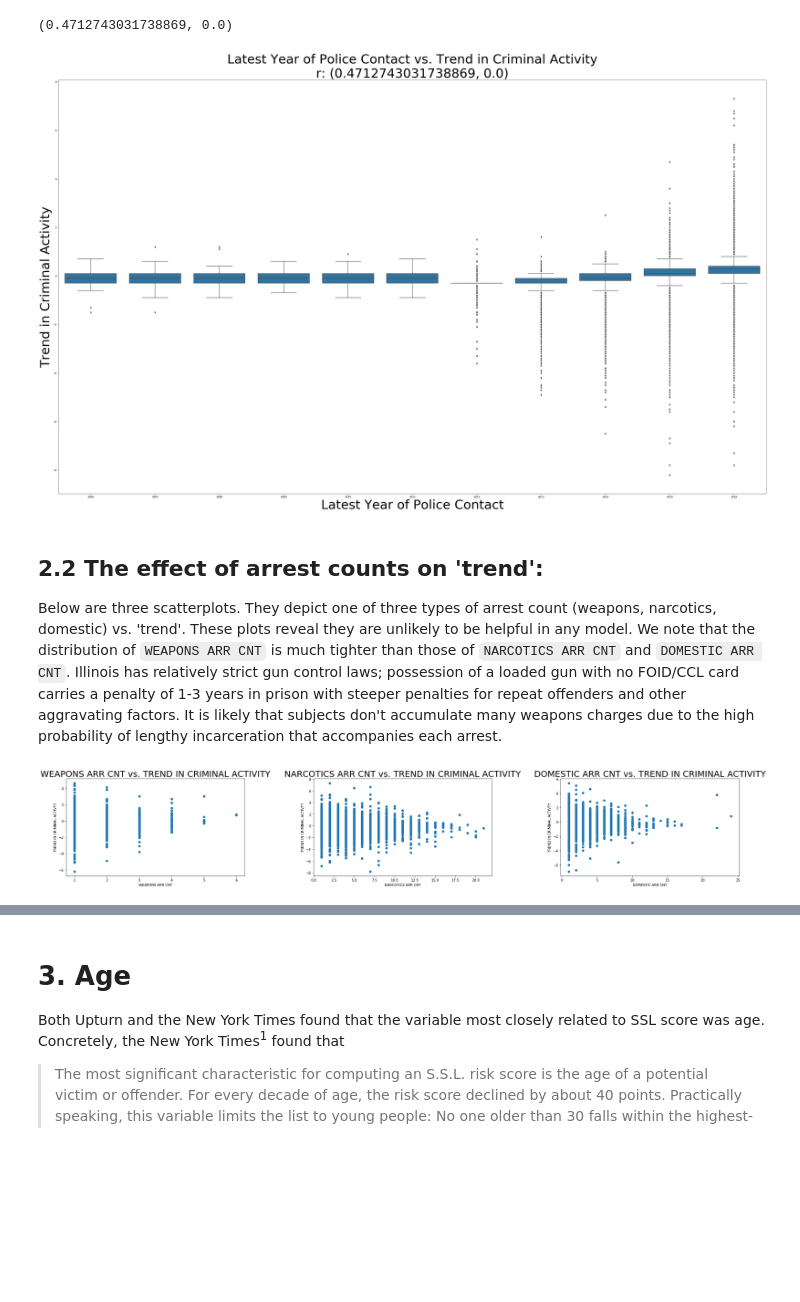
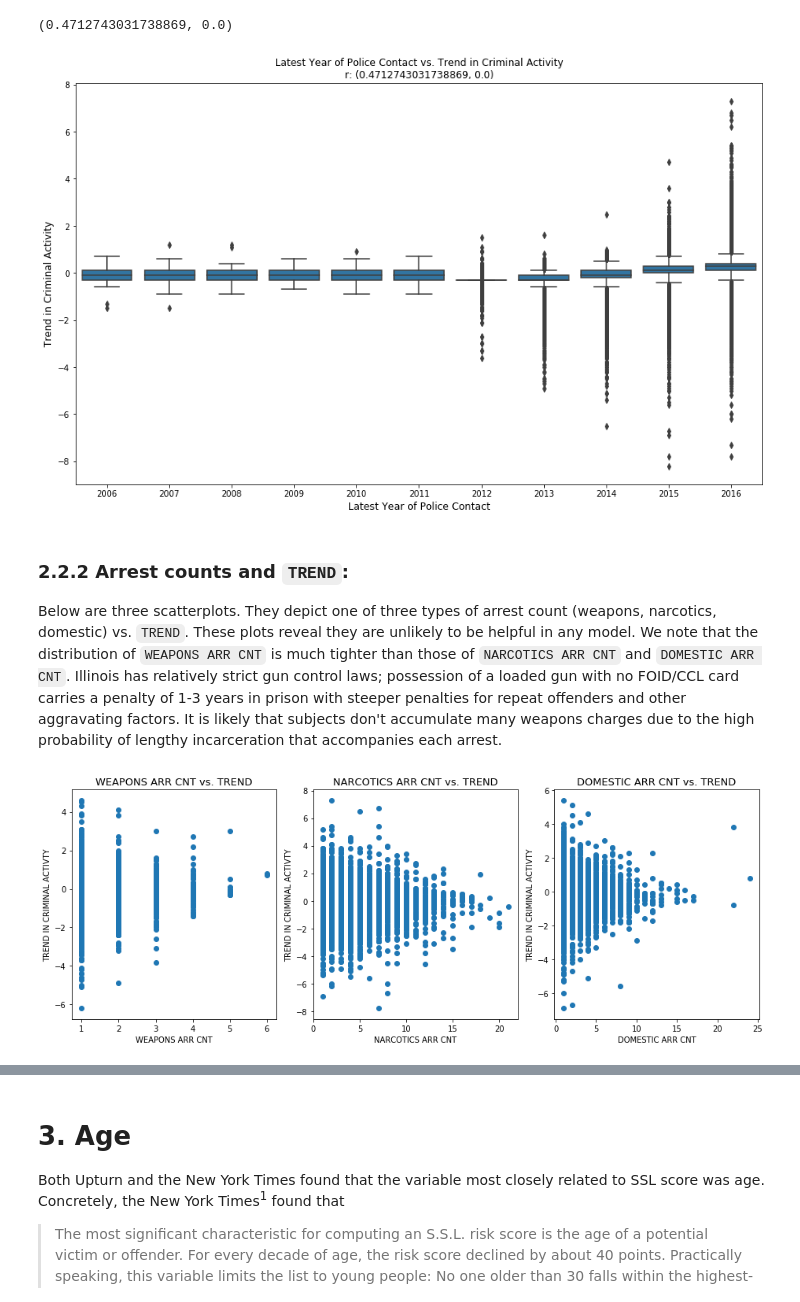
Before and after one commit to EthanSargent/Strategic-Subject-Algorithm, a Jupyter notebook: EDA.ipynb, the cells around one changed output, grey strips where cells are left out. Drawn from its saved outputs; the diff is of its cells as text; code cells hidden in the pictures; blank space fills up the shorter version.

```diff
--- a/EDA.ipynb
+++ b/EDA.ipynb
@@ -138,45 +211,45 @@ latest_r
 # %% [output]
 (0.4712743031738869, 0.0)
 # %%
-plt.subplots(figsize=(50, 30))
+plt.subplots(figsize=(15, 9))
 sns.boxplot(df['LATEST DATE'].values, df['PREDICTOR RAT TREND IN CRIMINAL ACTIVITY'], color='#1f77b4')
-plt.title("Latest Year of Police Contact vs. Trend in Criminal Activity\nr: " + str(latest_r), fontsize=50)
-plt.xlabel("Latest Year of Police Contact", fontsize=50)
-plt.ylabel("Trend in Criminal Activity", fontsize=50)
+plt.title("Latest Year of Police Contact vs. Trend in Criminal Activity\nr: " + str(latest_r), fontsize=12)
+plt.xlabel("Latest Year of Police Contact", fontsize=12)
+plt.ylabel("Trend in Criminal Activity", fontsize=12)
 plt.show()
 # %% [output]
-[figure, old version]
+[figure, new version]
 # %% [markdown]
-## 2.2 The effect of arrest counts on 'trend':
-Below are three scatterplots. They depict one of three types of arrest count (weapons, narcotics, domestic) vs. 'trend'. These plots reveal they are unlikely to be helpful in any model. We note that the distribution of `WEAPONS ARR CNT` is much tighter than those of `NARCOTICS ARR CNT` and `DOMESTIC ARR CNT`. Illinois has relatively strict gun control laws; possession of a loaded gun with no FOID/CCL card carries a penalty of 1-3 years in prison with steeper penalties for repeat offenders and other aggravating factors. It is likely that subjects don't accumulate many weapons charges due to the high probability of lengthy incarceration that accompanies each arrest.
+### 2.2.2 Arrest counts and `TREND`:
+Below are three scatterplots. They depict one of three types of arrest count (weapons, narcotics, domestic) vs. `TREND`. These plots reveal they are unlikely to be helpful in any model. We note that the distribution of `WEAPONS ARR CNT` is much tighter than those of `NARCOTICS ARR CNT` and `DOMESTIC ARR CNT`. Illinois has relatively strict gun control laws; possession of a loaded gun with no FOID/CCL card carries a penalty of 1-3 years in prison with steeper penalties for repeat offenders and other aggravating factors. It is likely that subjects don't accumulate many weapons charges due to the high probability of lengthy incarceration that accompanies each arrest.
 # %%
-plt.subplots(figsize=(30, 5))
+plt.subplots(figsize=(13, 5))
 weapons_arr_cnt = df[['PREDICTOR RAT TREND IN CRIMINAL ACTIVITY',\
                       'WEAPONS ARR CNT']].dropna().values
 narcotics_arr_cnt = df[['PREDICTOR RAT TREND IN CRIMINAL ACTIVITY',\
                        'NARCOTICS ARR CNT']].dropna().values
 domestic_arr_cnt = df[['PREDICTOR RAT TREND IN CRIMINAL ACTIVITY',\
                        'DOMESTIC ARR CNT']].dropna().values
 plt.subplot(1,3,1)
 plt.scatter(weapons_arr_cnt[:,1], weapons_arr_cnt[:,0])
-plt.title("WEAPONS ARR CNT vs. TREND IN CRIMINAL ACTIVITY", fontsize=25)
+plt.title("WEAPONS ARR CNT vs. TREND", fontsize=13)
 plt.xlabel("WEAPONS ARR CNT")
 plt.ylabel("TREND IN CRIMINAL ACTIVTY")
 
 plt.subplot(1,3,2)
 plt.scatter(narcotics_arr_cnt[:,1], narcotics_arr_cnt[:,0])
-plt.title("NARCOTICS ARR CNT vs. TREND IN CRIMINAL ACTIVITY", fontsize=25)
+plt.title("NARCOTICS ARR CNT vs. TREND", fontsize=13)
 plt.xlabel("NARCOTICS ARR CNT")
 plt.ylabel("TREND IN CRIMINAL ACTIVTY")
 
 plt.subplot(1,3,3)
 plt.scatter(domestic_arr_cnt[:,1], domestic_arr_cnt[:,0])
-plt.title("DOMESTIC ARR CNT vs. TREND IN CRIMINAL ACTIVITY", fontsize=25)
+plt.title("DOMESTIC ARR CNT vs. TREND", fontsize=13)
 plt.xlabel("DOMESTIC ARR CNT")
 plt.ylabel("TREND IN CRIMINAL ACTIVTY")
 
 plt.tight_layout()
 plt.show()
 # %% [output]
-[figure, old version]
+[figure, new version]
 # %% [markdown]
```
Also changed, not shown: parts of 30 cells of this notebook, 46 other files.
